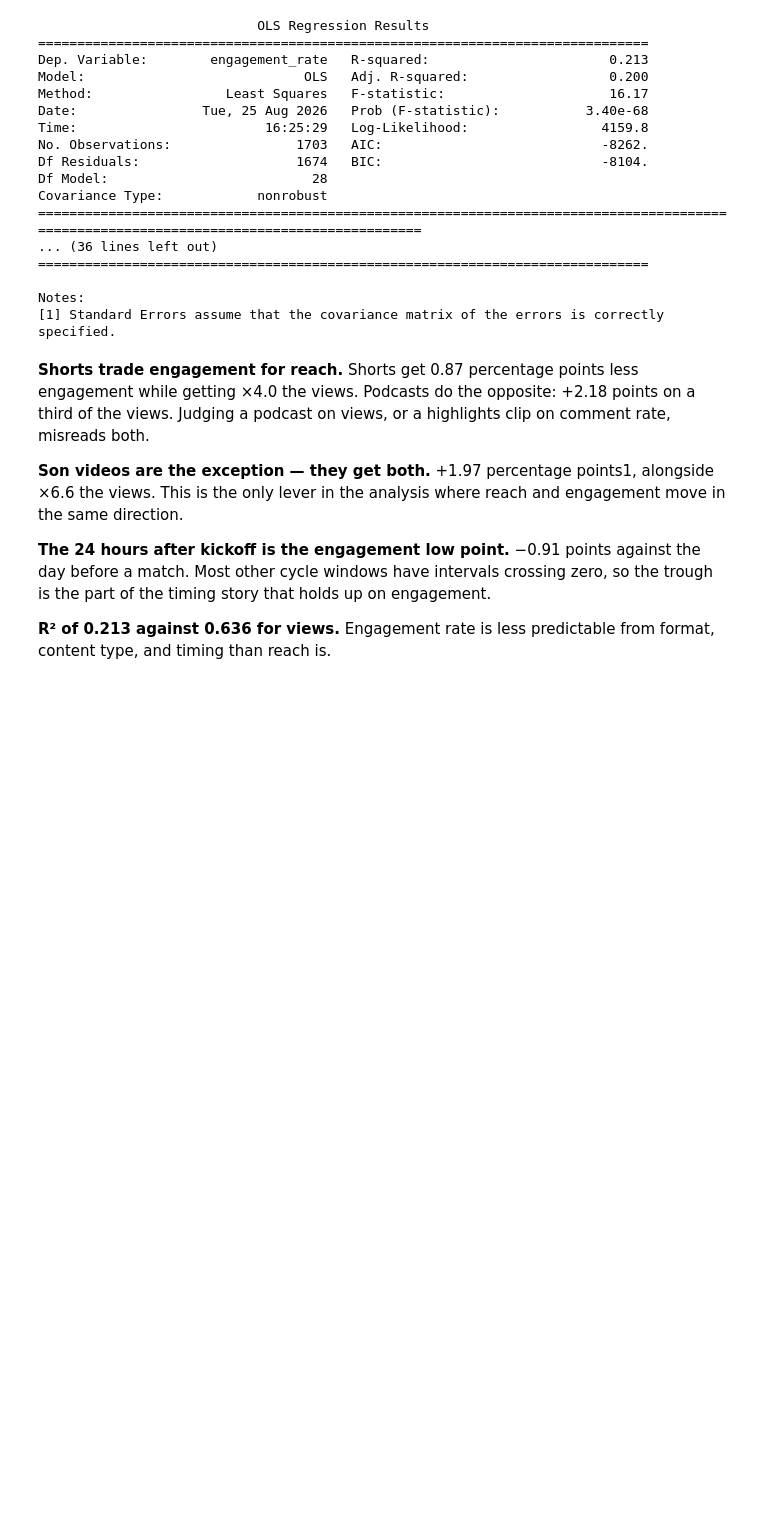
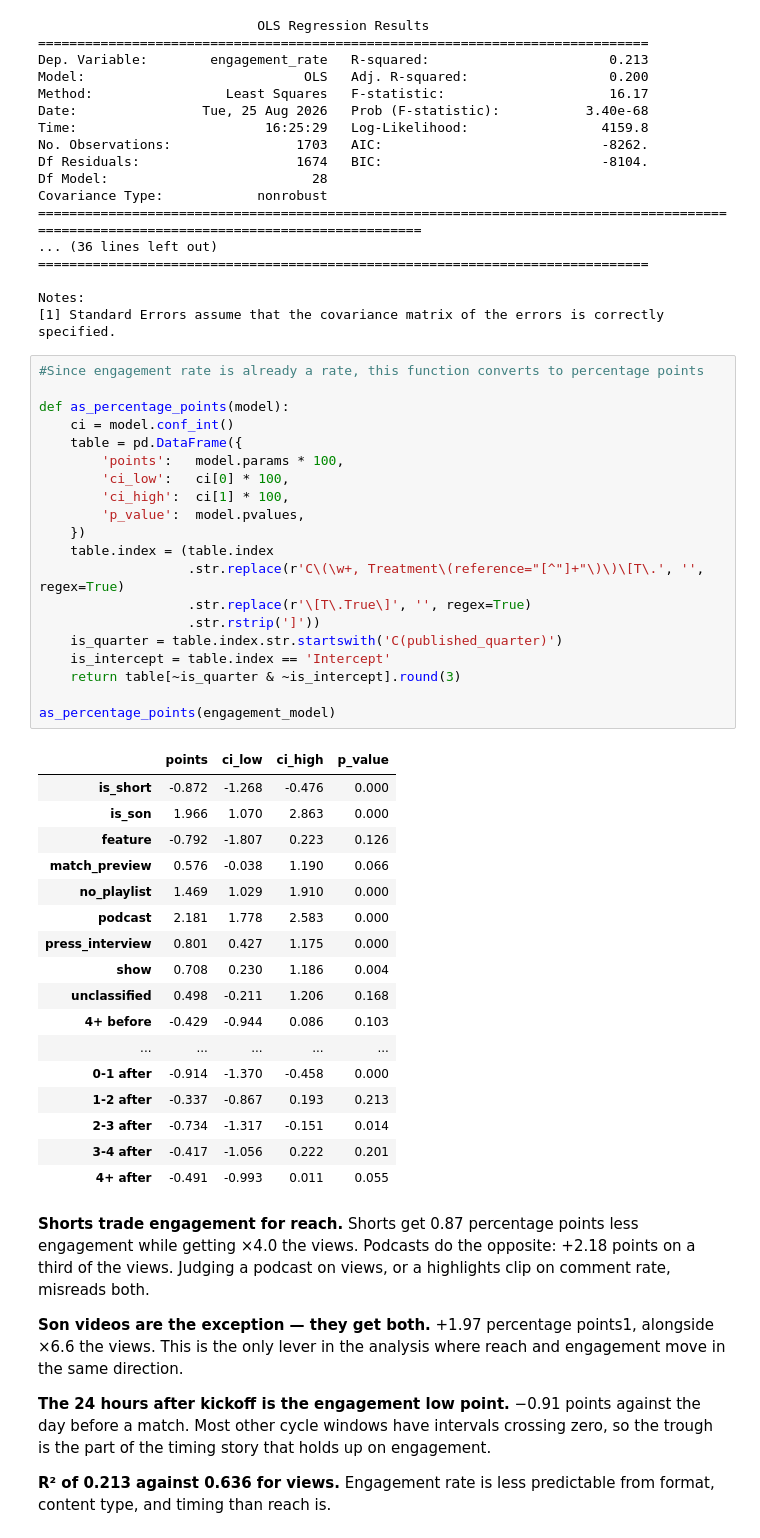
Before and after one commit to great-wave/lafc_content, a Jupyter notebook: notebooks/exploration.ipynb, the cells around one changed output. Cells and saved outputs as stored; diff of their text form; blank space fills up the shorter version.

```diff
--- a/notebooks/exploration.ipynb
+++ b/notebooks/exploration.ipynb
@@ -838,6 +847,44 @@ Covariance Type:            nonrobust
 
 Notes:
 [1] Standard Errors assume that the covariance matrix of the errors is correctly specified.
+# %%
+#Since engagement rate is already a rate, this function converts to percentage points
+
+def as_percentage_points(model):
+    ci = model.conf_int()
+    table = pd.DataFrame({
+        'points':   model.params * 100,
+        'ci_low':   ci[0] * 100,
+        'ci_high':  ci[1] * 100,
+        'p_value':  model.pvalues,
+    })
+    table.index = (table.index
+                   .str.replace(r'C\(\w+, Treatment\(reference="[^"]+"\)\)\[T\.', '', regex=True)
+                   .str.replace(r'\[T\.True\]', '', regex=True)
+                   .str.rstrip(']'))
+    is_quarter = table.index.str.startswith('C(published_quarter)')
+    is_intercept = table.index == 'Intercept'
+    return table[~is_quarter & ~is_intercept].round(3)
+
+as_percentage_points(engagement_model)
+# %% [output]
+|  | points | ci_low | ci_high | p_value |
+| is_short | -0.872 | -1.268 | -0.476 | 0.000 |
+| is_son | 1.966 | 1.070 | 2.863 | 0.000 |
+| feature | -0.792 | -1.807 | 0.223 | 0.126 |
+| match_preview | 0.576 | -0.038 | 1.190 | 0.066 |
+| no_playlist | 1.469 | 1.029 | 1.910 | 0.000 |
+| podcast | 2.181 | 1.778 | 2.583 | 0.000 |
+| press_interview | 0.801 | 0.427 | 1.175 | 0.000 |
+| show | 0.708 | 0.230 | 1.186 | 0.004 |
+| unclassified | 0.498 | -0.211 | 1.206 | 0.168 |
+| 4+ before | -0.429 | -0.944 | 0.086 | 0.103 |
+| ... | ... | ... | ... | ... |
+| 0-1 after | -0.914 | -1.370 | -0.458 | 0.000 |
+| 1-2 after | -0.337 | -0.867 | 0.193 | 0.213 |
+| 2-3 after | -0.734 | -1.317 | -0.151 | 0.014 |
+| 3-4 after | -0.417 | -1.056 | 0.222 | 0.201 |
+| 4+ after | -0.491 | -0.993 | 0.011 | 0.055 |
 # %% [markdown]
 **Shorts trade engagement for reach.** Shorts get 0.87 percentage points less engagement while getting ×4.0 the views. Podcasts do the opposite: +2.18 points on a third of the views. Judging a podcast on views, or a
 highlights clip on comment rate, misreads both.
```
Also changed, not shown: parts of 26 cells of this notebook, 15 other files.
